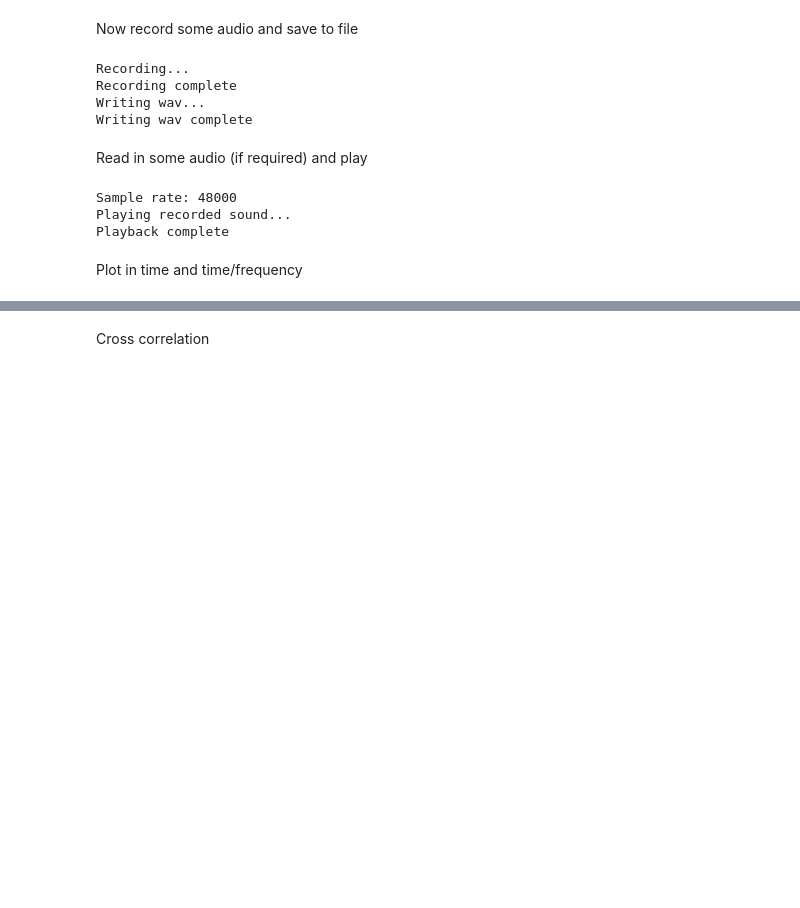
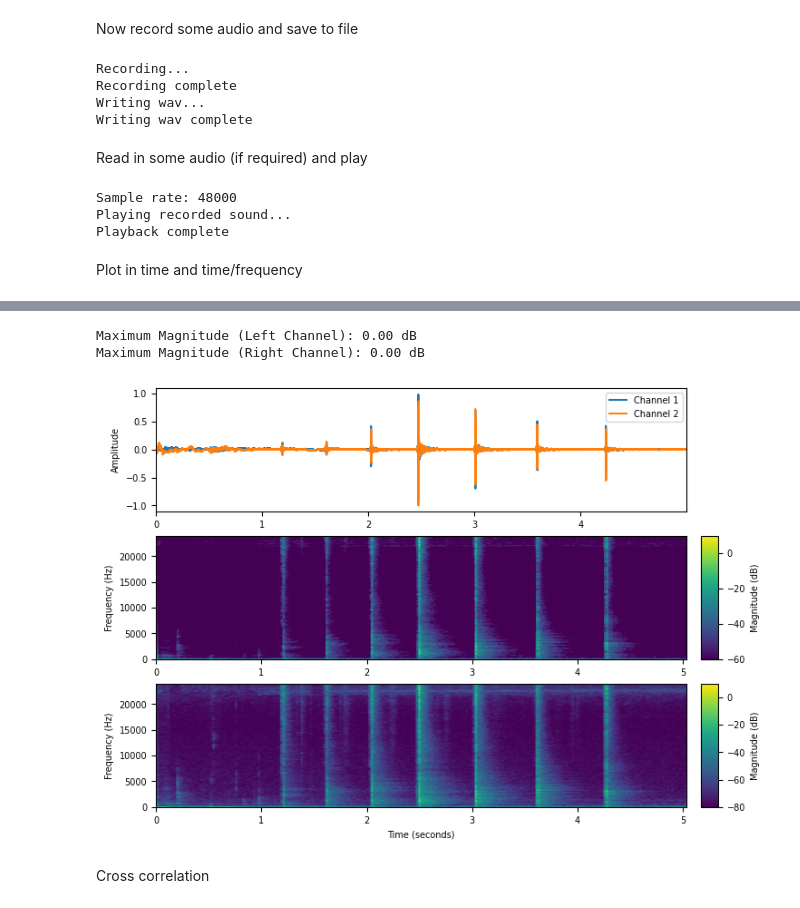
Before and after one commit to jdmaudio/mems-test, a Jupyter notebook: test_sensor.ipynb, the cells around one changed output, grey strips where cells are left out. Cells and saved outputs as stored; diff of their text form; code cells hidden in the pictures; blank space fills up the shorter version.

```diff
--- a/test_sensor.ipynb
+++ b/test_sensor.ipynb
@@ -133,3 +87,78 @@ plt.show()
+# %%
+H = 1024
+N = 2048
+w = np.hanning(N)
+X1 = librosa.stft(myrecording_normalised[:, 0], window=w, hop_length=H)
+X2 = librosa.stft(myrecording_normalised[:, 1], window=w, hop_length=H)
+Y1 = np.abs(X1) ** 2
+Y2 = np.abs(X2) ** 2
+eps = np.finfo(float).eps
+Y1_db = librosa.amplitude_to_db(np.abs(X1), ref=np.max)
+Y2_db = librosa.amplitude_to_db(np.abs(X2), ref=np.max)
+
+T_coef1 = np.arange(X1.shape[1]) * H / fs
+F_coef1 = np.arange(X1.shape[0]) * fs / N
+T_coef2 = np.arange(X2.shape[1]) * H / fs
+F_coef2 = np.arange(X2.shape[0]) * fs / N
+
+fig = plt.figure(figsize=(8, 6))
+
+gs = gridspec.GridSpec(3, 2, width_ratios=[6, 0.2], wspace=0.05)
+ax1, ax2, ax3, ax4, ax5, ax6 = [plt.subplot(gs[i]) for i in range(6)]
+
+t = np.arange(len(myrecording_normalised)) / fs
+ax1.plot(t, myrecording_normalised[:, 0], label="Channel 1")
+ax1.plot(t, myrecording_normalised[:, 1], label="Channel 2")
+ax1.tick_params(labelsize=7)
+ax1.set_xlim([min(t), max(t)])
+ax1.set_ylim([-1.1, 1.1])
+ax1.legend(fontsize=7)
+ax1.set_ylabel("Amplitude", fontsize=7)
+
+ax2.set_visible(False)
+
+left1 = min(T_coef1)
+right1 = max(T_coef1) + N / fs
+lower1 = min(F_coef1)
+upper1 = max(F_coef1)
+
+im1 = ax3.imshow(Y1_db, origin='lower', aspect='auto',
+                 extent=[left1, right1, lower1, upper1])
+im1.set_clim([-60, 10])
+ax3.set_ylim([0, 24000])
+ax3.set_ylabel('Frequency (Hz)', fontsize=7)
+ax3.tick_params(labelsize=7)
+cbar = fig.colorbar(im1, cax=ax4)
+cbar.ax.tick_params(labelsize=7)
+ax4.set_ylabel('Magnitude (dB)', rotation=90, size=7)
+
+left2 = min(T_coef2)
+right2 = max(T_coef2) + N / fs
+lower2 = min(F_coef2)
+upper2 = max(F_coef2)
+
+im2 = ax5.imshow(Y2_db, origin='lower', aspect='auto',
+                 extent=[left2, right2, lower2, upper2])
+im2.set_clim([-80, 10])
+ax5.set_ylim([0, 24000])
+ax5.set_xlabel('Time (seconds)', fontsize=7)
+ax5.set_ylabel('Frequency (Hz)', fontsize=7)
+ax5.tick_params(labelsize=7)
+cbar = fig.colorbar(im2, cax=ax6)
+cbar.ax.tick_params(labelsize=7)
+ax6.set_ylabel('Magnitude (dB)', rotation=90, size=7)
+
+# Calculate and print the maximum magnitudes for left and right channels
+max_magnitude_left = np.max(Y1_db)
+max_magnitude_right = np.max(Y2_db)
+print(f"Maximum Magnitude (Left Channel): {max_magnitude_left:.2f} dB")
+print(f"Maximum Magnitude (Right Channel): {max_magnitude_right:.2f} dB")
+
+# plt.tight_layout()
+# %% [output]
+Maximum Magnitude (Left Channel): 0.00 dB
+Maximum Magnitude (Right Channel): 0.00 dB
+[figure, added]
 # %% [markdown]
 Cross correlation
 # %%
```
Also changed, not shown: parts of 5 cells of this notebook, 3 other files.
